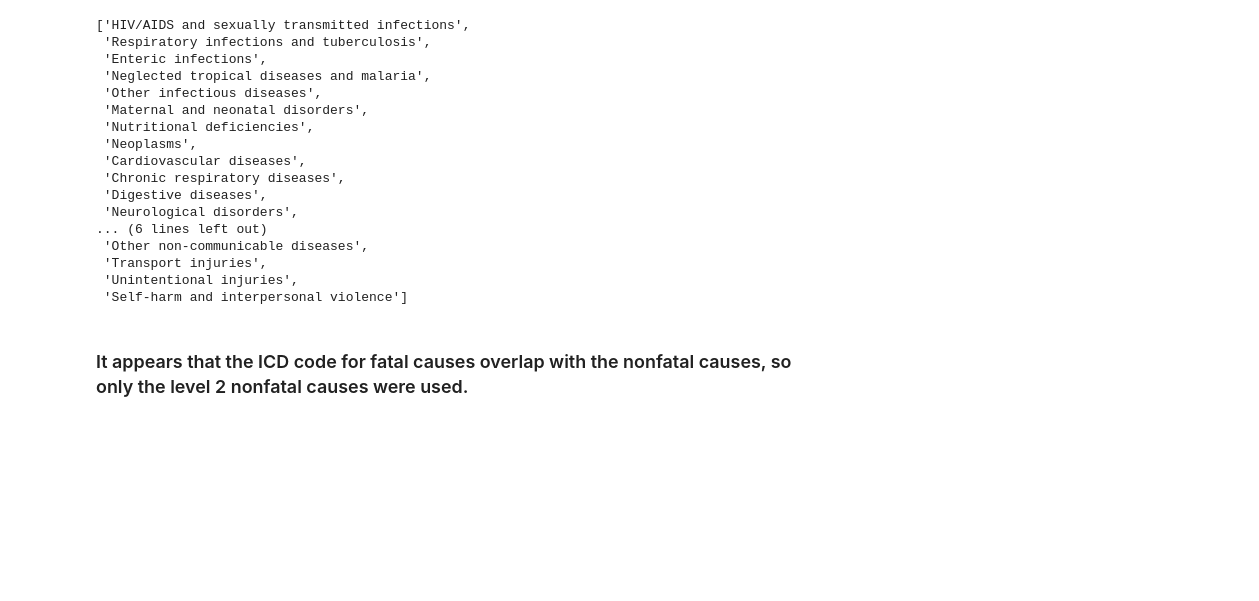
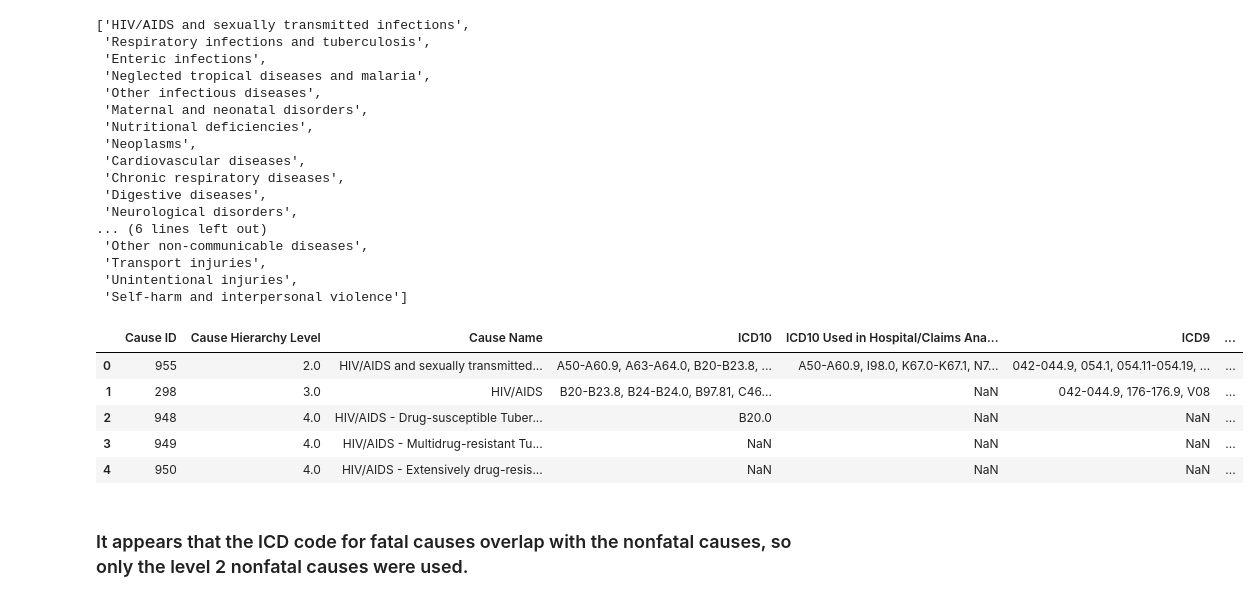
Before and after one commit to JewelsHovan/Milestone-I, a Jupyter notebook: src/GBD_analysis.ipynb, the cells around one changed output. Drawn from its saved outputs; the diff is of its cells as text; code cells hidden in the pictures; blank space fills up the shorter version.

```diff
--- a/src/GBD_analysis.ipynb
+++ b/src/GBD_analysis.ipynb
@@ -269,8 +287,8 @@ Both fatal and nonfatal mapping files were downloaded and saved in the data fold
 Requirement already satisfied: openpyxl in /Users/newuser/anaconda3/lib/python3.11/site-packages (3.0.10)
 Requirement already satisfied: et_xmlfile in /Users/newuser/anaconda3/lib/python3.11/site-packages (from openpyxl) (1.1.0)
 # %%
-fatal_map_df = pd.read_excel("../dataset/IHME_GBD_2021_COD_CAUSE_ICD_CODE_MAP_Y2024M05D16.XLSX",header=1)
-non_fatal_map_df = pd.read_excel("../dataset/IHME_GBD_2021_NONFATAL_CAUSE_ICD_CODE_MAP_Y2024M05D16.XLSX",header=1)
+fatal_map_df = pd.read_excel("../Data/IHME_GBD_2021_COD_CAUSE_ICD_CODE_MAP_Y2024M05D16.XLSX",header=1)
+non_fatal_map_df = pd.read_excel("../Data/IHME_GBD_2021_NONFATAL_CAUSE_ICD_CODE_MAP_Y2024M05D16.XLSX",header=1)
 # %%
 causes_list = list(non_fatal_map_df[non_fatal_map_df["Cause Hierarchy Level"]==2]["Cause Name"])
 causes_list
@@ -292,6 +310,15 @@ causes_list
  'Transport injuries',
  'Unintentional injuries',
  'Self-harm and interpersonal violence']
+# %%
+non_fatal_map_df.head()
+# %% [output]
+|  | Cause ID | Cause Hierarchy Level | Cause Name | ICD10 | ICD10 Used in Hospital/Claims Ana... | ICD9 | ... |
+| 0 | 955 | 2.0 | HIV/AIDS and sexually transmitted... | A50-A60.9, A63-A64.0, B20-B23.8, ... | A50-A60.9, I98.0, K67.0-K67.1, N7... | 042-044.9, 054.1, 054.11-054.19, ... | ... |
+| 1 | 298 | 3.0 | HIV/AIDS | B20-B23.8, B24-B24.0, B97.81, C46... | NaN | 042-044.9, 176-176.9, V08 | ... |
+| 2 | 948 | 4.0 | HIV/AIDS - Drug-susceptible Tuber... | B20.0 | NaN | NaN | ... |
+| 3 | 949 | 4.0 | HIV/AIDS - Multidrug-resistant Tu... | NaN | NaN | NaN | ... |
+| 4 | 950 | 4.0 | HIV/AIDS - Extensively drug-resis... | NaN | NaN | NaN | ... |
 # %% [markdown]
 ### It appears that the ICD code for fatal causes overlap with the nonfatal causes, so only the level 2 nonfatal causes were used.
 # %%
```
Also changed, not shown: parts of 18 cells of this notebook, 10 other files.
